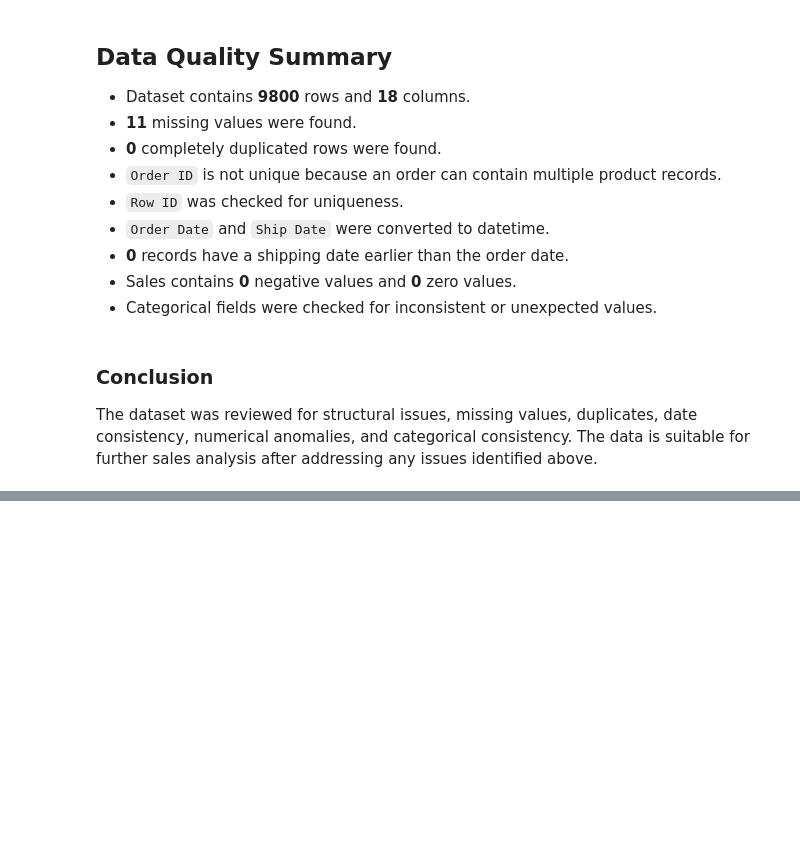
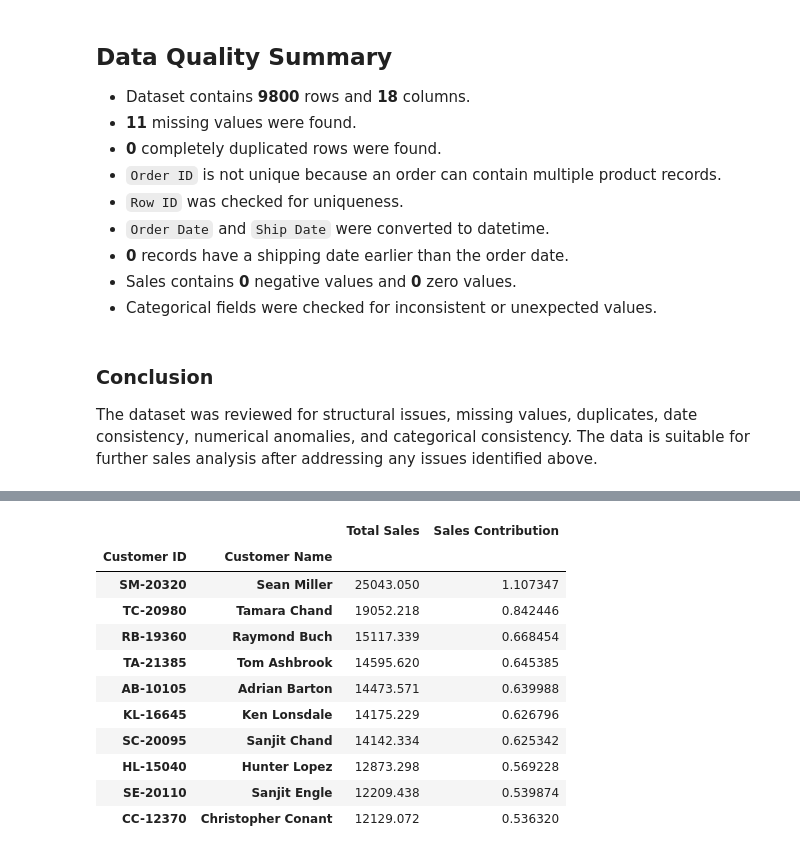
Before and after one commit to ranjanvrma/retail-sales-analytics, a Jupyter notebook: notebooks/01_retail_sales_analysis.ipynb, the cells around one changed output, grey strips where cells are left out. Saved outputs shown, nothing was run; the diff lists cells and outputs as text; code cells hidden in the pictures; blank space fills up the shorter version.

Commit message:
complete retail sales business analysis

```diff
--- a/notebooks/01_retail_sales_analysis.ipynb
+++ b/notebooks/01_retail_sales_analysis.ipynb
@@ -333,0 +432,25 @@ The dataset was reviewed for structural issues, missing values, duplicates, date
+# %%
+# Who are the top 10 customers by sales, and what percentage of total sales do they collectively contribute?
+Customer_Sales = df.groupby(['Customer ID', 'Customer Name'])["Sales"].sum()
+Sales_Contribution = Customer_Sales / Customer_Sales.sum() * 100
+
+result = pd.DataFrame({
+    'Total Sales': Customer_Sales,
+    'Sales Contribution': Sales_Contribution
+})
+
+result = result.nlargest(10, 'Total Sales')
+result
+# %% [output]
+|  |  | Total Sales | Sales Contribution |
+| Customer ID | Customer Name |  |  |
+| SM-20320 | Sean Miller | 25043.050 | 1.107347 |
+| TC-20980 | Tamara Chand | 19052.218 | 0.842446 |
+| RB-19360 | Raymond Buch | 15117.339 | 0.668454 |
+| TA-21385 | Tom Ashbrook | 14595.620 | 0.645385 |
+| AB-10105 | Adrian Barton | 14473.571 | 0.639988 |
+| KL-16645 | Ken Lonsdale | 14175.229 | 0.626796 |
+| SC-20095 | Sanjit Chand | 14142.334 | 0.625342 |
+| HL-15040 | Hunter Lopez | 12873.298 | 0.569228 |
+| SE-20110 | Sanjit Engle | 12209.438 | 0.539874 |
+| CC-12370 | Christopher Conant | 12129.072 | 0.536320 |
```
Also changed, not shown: parts of 20 cells of this notebook.
